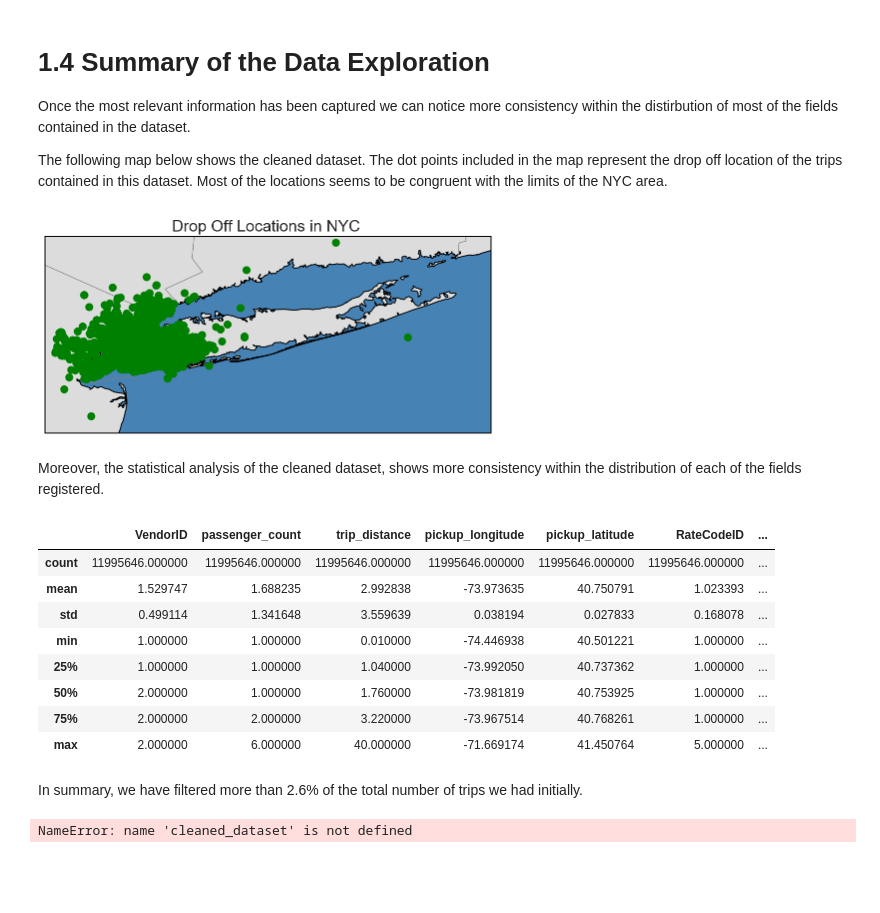
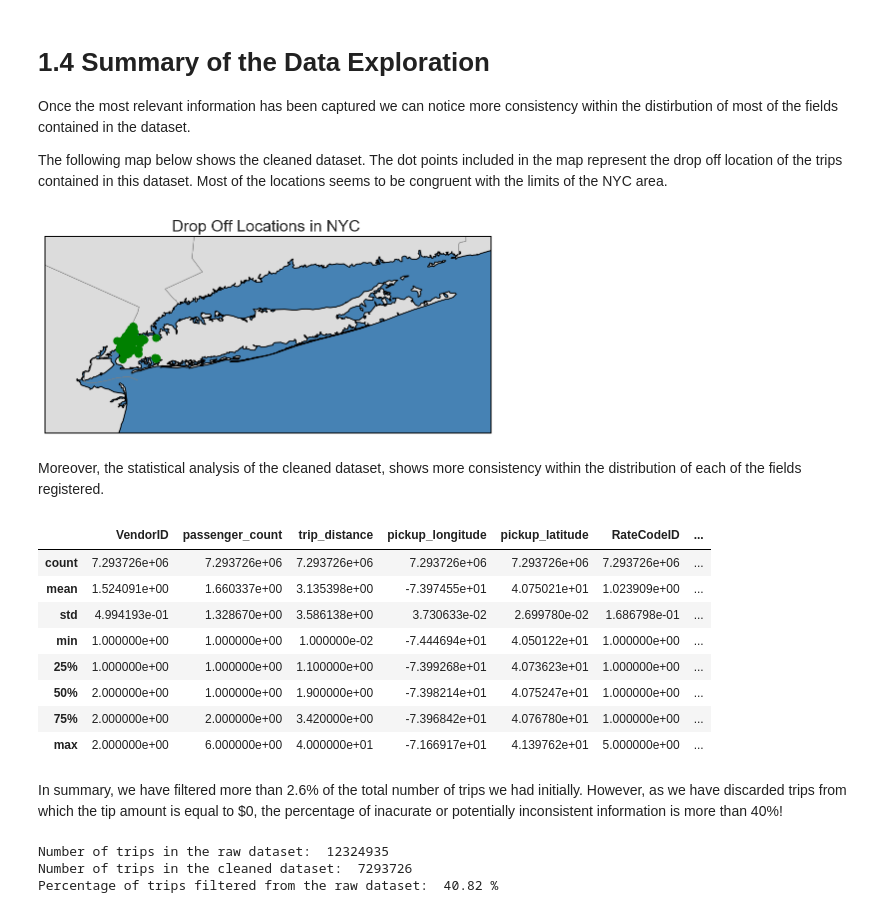
Before and after one commit to Riccocez/NYC-Taxi-Tips, a Jupyter notebook: 1. Analysis & Planning Stage.ipynb, the cells around one changed output. Saved outputs shown, nothing was run; the diff lists cells and outputs as text; code cells hidden in the pictures; blank space fills up the shorter version.

```diff
--- a/1. Analysis & Planning Stage.ipynb
+++ b/1. Analysis & Planning Stage.ipynb
@@ -147,7 +158,7 @@ The range we define to capture the most relevant trips comprises tip amounts bet
 
 Note: The range established to filter outliers is considering some offset in order to avoid analysing a very particular range of values that could lead to overfit issues during the training and testing stage. We are going to use this technique throughouth the analysis of the raw dataset.
 # %%
-filtered_data = raw_data.loc[(raw_data.tip_amount >= 0 ) & (raw_data.tip_amount <= 30)]
+filtered_data = raw_data.loc[(raw_data.tip_amount > 0 ) & (raw_data.tip_amount <= 30)]
 tip_filtered = filtered_data.groupby(['tip_amount']).size().plot(figsize = (20,7))
 
 plt.ylabel('tip_amount')
@@ -222,5 +233,5 @@ From the distribution depicted below it is noticeable that most of the trips hav
 # %%
-extra_data = tolls_data.loc[(tolls_data.extra >=0 ) & (tolls_data.extra <= 10)]
+extra_data = tolls_data.loc[(tolls_data.extra >=0 ) & (tolls_data.extra <= 1)]
 extra_filtered = extra_data.groupby(['extra']).size().plot(figsize = (20,7))
 
 plt.ylabel('Number of trips')
@@ -455,60 +479,62 @@ cleaned_dataset.to_csv('cleaned_yellow_tripdata_2015-06.csv', index=True)
 # %%
 themap = Basemap(projection='gall',
               llcrnrlon = -74.495186,              # lower-left corner longitude
               llcrnrlat = 40.150002,               # lower-left corner latitude
               urcrnrlon = -71.63005,               # upper-right corner longitude
               urcrnrlat = 41.450764,               # upper-right corner latitude
               resolution = 'h',
               area_thresh = 1.0,
               )
 
 themap.drawcoastlines()
 themap.drawcountries()
 themap.fillcontinents(color = 'gainsboro')
 themap.drawmapboundary(fill_color='steelblue')
 themap.drawstates(color='0.5')
 
 drop_x = [i for i in cleaned_dataset['dropoff_longitude']]
 drop_y = [i for i in cleaned_dataset['dropoff_latitude']]
 
-dropoff_longitude, dropoff_latitude = themap(drop_x[503435:3454678] , drop_y[503435:3454678])
-pickup_longitude, pickup_latitude = themap(pick_x[-50:] , pick_y[-50:])
+dropoff_longitude, dropoff_latitude = themap(drop_x[100000:101000] , drop_y[100000:101000])
+
 
 themap.plot(dropoff_longitude, dropoff_latitude,
             'o',                    # marker shape
             color='green',         # marker colour
             markersize=8            # marker size
             )
 
 
 plt.title('Drop Off Locations in NYC ', fontsize = 16)
 plt.show()
 # %% [output]
-[figure, old version]
+[figure, new version]
 # %% [markdown]
 Moreover, the statistical analysis of the cleaned dataset, shows more consistency within the distribution of each of the fields registered.
 # %%
 cleaned_dataset.describe()
 # %% [output]
 |  | VendorID | passenger_count | trip_distance | pickup_longitude | pickup_latitude | RateCodeID | ... |
-| count | 11995646.000000 | 11995646.000000 | 11995646.000000 | 11995646.000000 | 11995646.000000 | 11995646.000000 | ... |
-| mean | 1.529747 | 1.688235 | 2.992838 | -73.973635 | 40.750791 | 1.023393 | ... |
-| std | 0.499114 | 1.341648 | 3.559639 | 0.038194 | 0.027833 | 0.168078 | ... |
-| min | 1.000000 | 1.000000 | 0.010000 | -74.446938 | 40.501221 | 1.000000 | ... |
-| 25% | 1.000000 | 1.000000 | 1.040000 | -73.992050 | 40.737362 | 1.000000 | ... |
-| 50% | 2.000000 | 1.000000 | 1.760000 | -73.981819 | 40.753925 | 1.000000 | ... |
-| 75% | 2.000000 | 2.000000 | 3.220000 | -73.967514 | 40.768261 | 1.000000 | ... |
-| max | 2.000000 | 6.000000 | 40.000000 | -71.669174 | 41.450764 | 5.000000 | ... |
+| count | 7.293726e+06 | 7.293726e+06 | 7.293726e+06 | 7.293726e+06 | 7.293726e+06 | 7.293726e+06 | ... |
+| mean | 1.524091e+00 | 1.660337e+00 | 3.135398e+00 | -7.397455e+01 | 4.075021e+01 | 1.023909e+00 | ... |
+| std | 4.994193e-01 | 1.328670e+00 | 3.586138e+00 | 3.730633e-02 | 2.699780e-02 | 1.686798e-01 | ... |
+| min | 1.000000e+00 | 1.000000e+00 | 1.000000e-02 | -7.444694e+01 | 4.050122e+01 | 1.000000e+00 | ... |
+| 25% | 1.000000e+00 | 1.000000e+00 | 1.100000e+00 | -7.399268e+01 | 4.073623e+01 | 1.000000e+00 | ... |
+| 50% | 2.000000e+00 | 1.000000e+00 | 1.900000e+00 | -7.398214e+01 | 4.075247e+01 | 1.000000e+00 | ... |
+| 75% | 2.000000e+00 | 2.000000e+00 | 3.420000e+00 | -7.396842e+01 | 4.076780e+01 | 1.000000e+00 | ... |
+| max | 2.000000e+00 | 6.000000e+00 | 4.000000e+01 | -7.166917e+01 | 4.139762e+01 | 5.000000e+00 | ... |
 # %% [markdown]
-In summary, we have filtered more than 2.6% of the total number of trips we had initially.
+In summary, we have filtered more than 2.6% of the total number of trips we had initially. However, as we have discarded trips from which the tip amount is equal to $0, the percentage of inacurate or potentially inconsistent information is more than 40\%!
 # %%
 
 raw_trips = len(raw_data)
 representative_trips = len(cleaned_dataset)
-outliers_per = 100 - float(representative_trips) / raw_trips * 100
+filtered_inf = 100 - float(representative_trips) / raw_trips * 100
 
 print 'Number of trips in the raw dataset: ', raw_trips
 print 'Number of trips in the cleaned dataset: ', representative_trips
-print 'Porcentage of outliers contained in the raw dataset: ',  "%.2f" % outliers_per , "%"
+print 'Percentage of trips filtered from the raw dataset: ',  "%.2f" % filtered_inf , "%"
 # %% [output]
-NameError: name 'cleaned_dataset' is not defined
+Number of trips in the raw dataset:  12324935
+Number of trips in the cleaned dataset:  7293726
+Percentage of trips filtered from the raw dataset:  40.82 %
```
Also changed, not shown: parts of 52 cells of this notebook, 2 other files.
